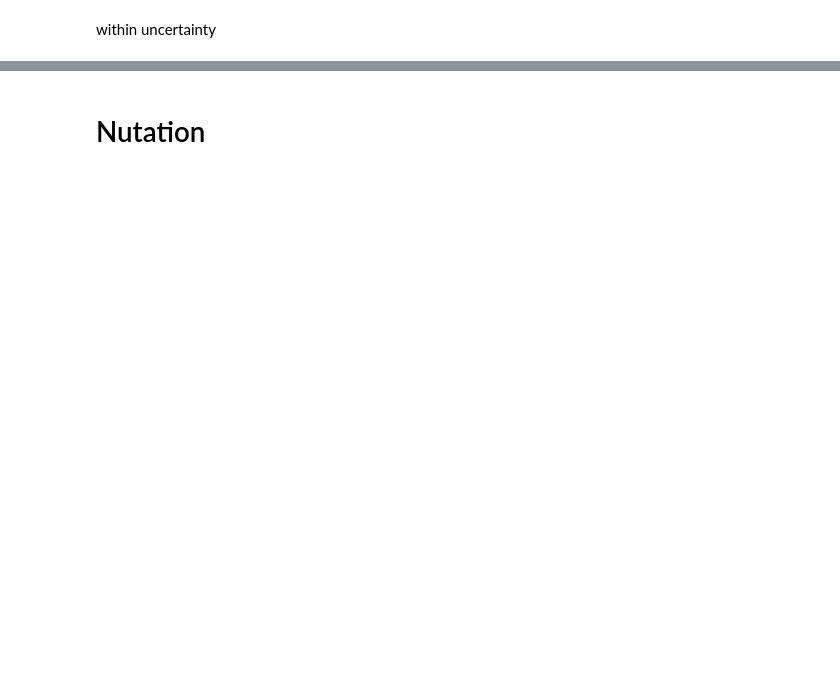
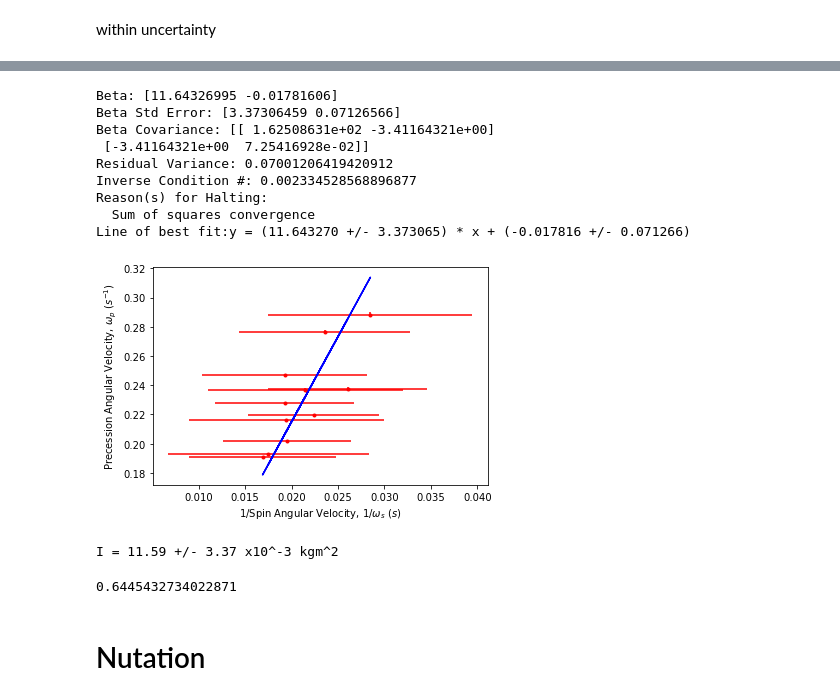
Before and after one commit to mithebell/UNSW-Physics, a Jupyter notebook: Gyroscopes.ipynb, the cells around one changed output, grey strips where cells are left out. Cells and saved outputs as stored; diff of their text form; code cells hidden in the pictures; blank space fills up the shorter version.

```diff
--- a/Gyroscopes.ipynb
+++ b/Gyroscopes.ipynb
@@ -210,3 +234,73 @@ I = 9.88 +/- 0.67 x10^-3 kgm^2
+# %%
+mass3 = 0.05 #kg
+delta_mass3 = delta_m
+tau3 = mass3*g*l
+delta_tau3 = tau3*((delta_mass3/mass3)**2+(delta_g/g)**2+(delta_l/l)**2)**0.5
+
+
+data = pd.read_csv('wp-vs-ws.txt', sep='\t', header = 0) # data for varying magnetic field
+data.columns = ['Ts1', 'Ts2', 'Tsav', 'dTsav', 'Tp', 'dTp'] #column headings
+T_s = data.Tsav
+delta_T_s = data.dTsav
+T_p = data.Tp
+delta_T_p = data.dTp
+
+w_s_3 = 2*np.pi/T_s
+delta_w_s_3 =w_s_3*delta_T_s/T_s
+w_p3 = 4*np.pi/T_p
+delta_w_p3 =2*np.pi*delta_T_p/(T_p**2)
+delta_x =delta_w_s_3/w_s_3**2
+# %%
+# Plot the curve
+
+# Convert data and error into a form recognised by ODR
+precession3 = RealData(1/w_s_3, w_p3, sx=delta_x, sy=delta_w_p3)
+
+# Set up ODR
+odr_p3 = ODR(precession3, model, beta0=[0.1, 0.3])
+
+# run the regression
+out_p3 = odr_p3.run()
+out_p3.pprint()
+
+print("Line of best fit:"+"y = ({:.6f} +/- {:.6f}) * x + ({:.6f} +/- {:.6f})".format(
+  out_p3.beta[0], out_p3.sd_beta[0],
+  out_p3.beta[1], out_p3.sd_beta[1]))
+
+plt.figure()
+plt.errorbar(1/w_s_3, w_p3, xerr=delta_x, yerr=delta_w_p3, fmt='.', color='red')
+plt.plot(1/w_s_3, linear(out_p3.beta, 1/w_s_3), color='blue')
+
+plt.xlabel("1/Spin Angular Velocity, $1/\omega_s$ ($s$)")
+plt.ylabel("Precession Angular Velocity, $\omega_p$ ($s^{-1}$)")
+
+plt.show()
+# %% [output]
+Beta: [11.64326995 -0.01781606]
+Beta Std Error: [3.37306459 0.07126566]
+Beta Covariance: [[ 1.62508631e+02 -3.41164321e+00]
+ [-3.41164321e+00  7.25416928e-02]]
+Residual Variance: 0.07001206419420912
+Inverse Condition #: 0.002334528568896877
+Reason(s) for Halting:
+  Sum of squares convergence
+Line of best fit:y = (11.643270 +/- 3.373065) * x + (-0.017816 +/- 0.071266)
+[figure, added]
+# %%
+I_p3 = tau3/out_p3.beta[0]
+delta_I_p3 = I_p3*((out_p3.sd_beta[0]/out_p3.beta[0])**2
+                 +(delta_tau3/tau3)**2)**0.5
+
+print("I = {:.2f} +/- {:.2f}".format(
+  I_p3*1000, delta_I_p3*1000)+" x10^-3 kgm^2")
+# %% [output]
+I = 11.59 +/- 3.37 x10^-3 kgm^2
+# %%
+slope, intercept, r_value, p_value, std_err = scipy.stats.linregress(1/w_s_3, w_p3)\
+
+r_value**2
+# %% [output]
+0.6445432734022871
 # %% [markdown]
 # Nutation
 # %%
```
Also changed, not shown: parts of 24 cells of this notebook.
